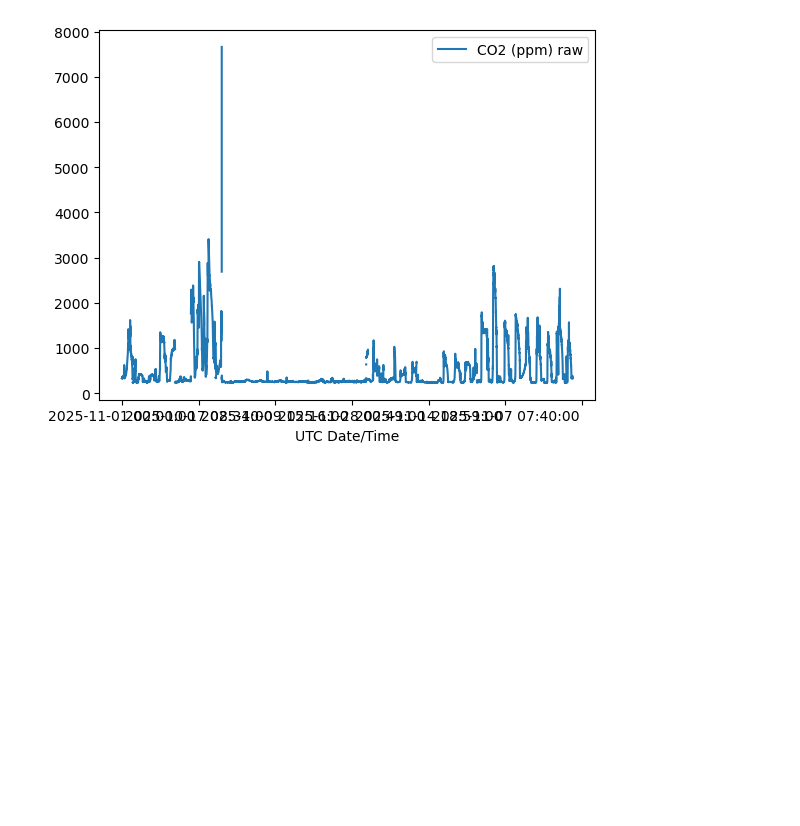
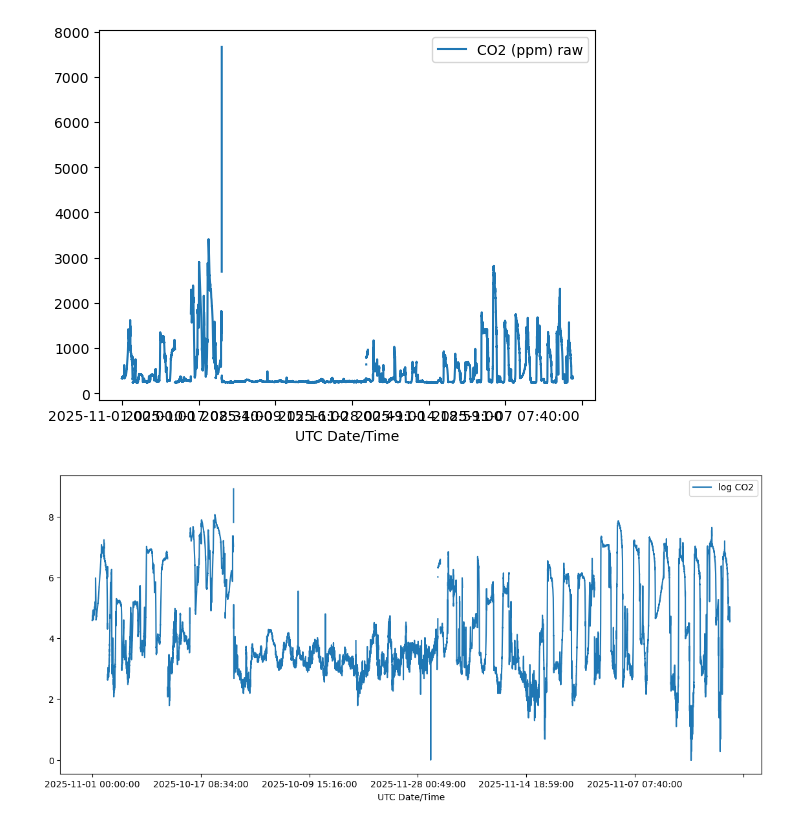
Before and after one commit to mlin706/EDAA, a Jupyter notebook: data_exploration.ipynb, the cells around one changed output. Saved outputs shown, nothing was run; the diff lists cells and outputs as text; code cells hidden in the pictures; blank space fills up the shorter version.

```diff
--- a/data_exploration.ipynb
+++ b/data_exploration.ipynb
@@ -23,3 +330,17 @@ data.plot(x='UTC Date/Time', y='CO2 (ppm) raw')
 # %% [output]
 <Axes: xlabel='UTC Date/Time'>
 [figure]
+# %%
+import matplotlib.pyplot as plt
+
+fig, ax = plt.subplots(figsize = (14, 6))
+
+## approx steady state
+C_min = data['CO2 (ppm) raw'].min()
+data['CO2 translated'] = data['CO2 (ppm) raw'] - C_min + 1
+data['log CO2'] = np.log(data['CO2 translated'])
+
+data.plot(x = 'UTC Date/Time', y = 'log CO2', ax = ax)
+ax.set_yscale('linear')
+# %% [output]
+[figure, added]
```
Also changed, not shown: parts of 11 cells of this notebook, 9 other files.
